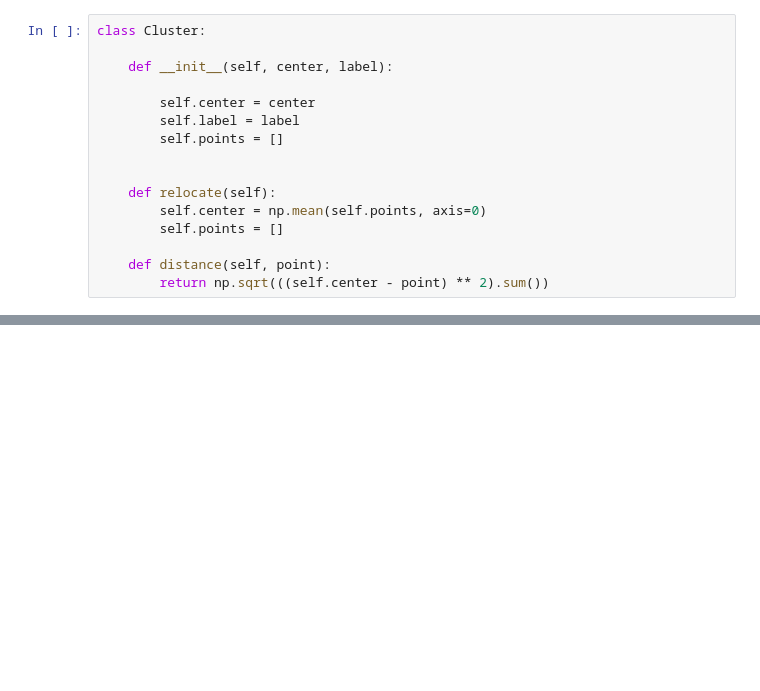
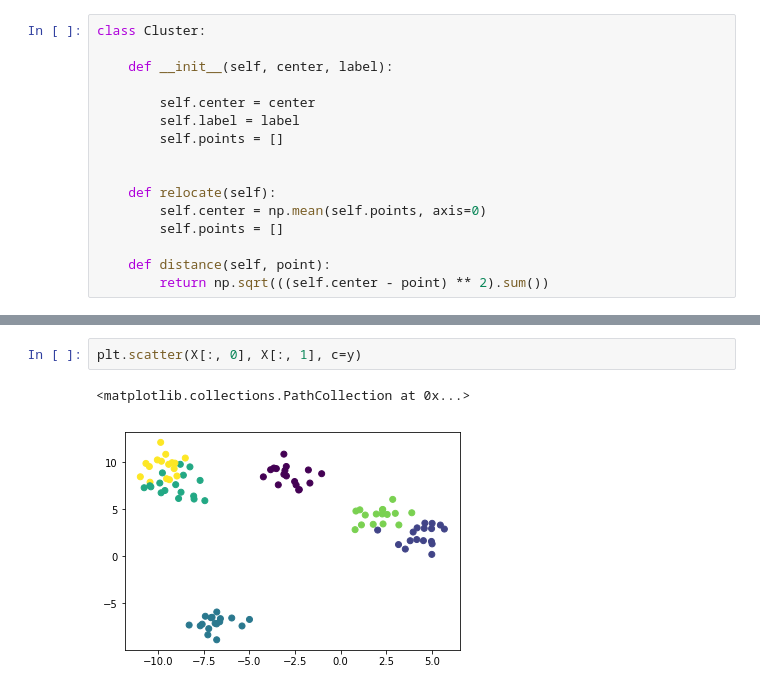
Before and after one commit to coding-blocks-archives/Data-Noida-2019-Dec, a Jupyter notebook: lecture_09/kmean-Copy1.ipynb, the cells around one changed output, grey strips where cells are left out. Saved outputs shown, nothing was run; the diff lists cells and outputs as text; blank space fills up the shorter version.

```diff
--- a/lecture_09/kmean-Copy1.ipynb
+++ b/lecture_09/kmean-Copy1.ipynb
@@ -111,0 +130,5 @@ plt.scatter(X[:, 0], X[:, 1], c=model.labels_)
+# %%
+plt.scatter(X[:, 0], X[:, 1], c=y)
+# %% [output]
+<matplotlib.collections.PathCollection at 0x...>
+[figure, added]
```
Also changed, not shown: parts of 10 cells of this notebook.
